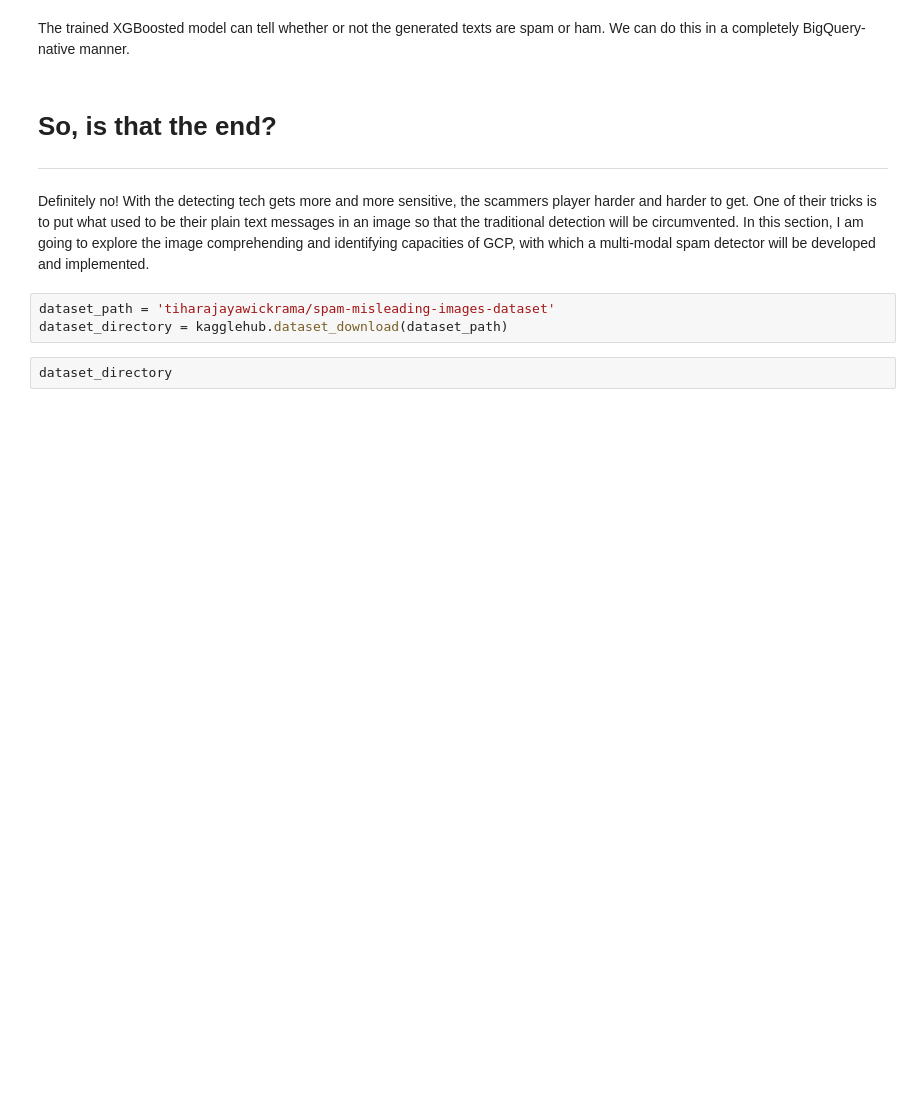
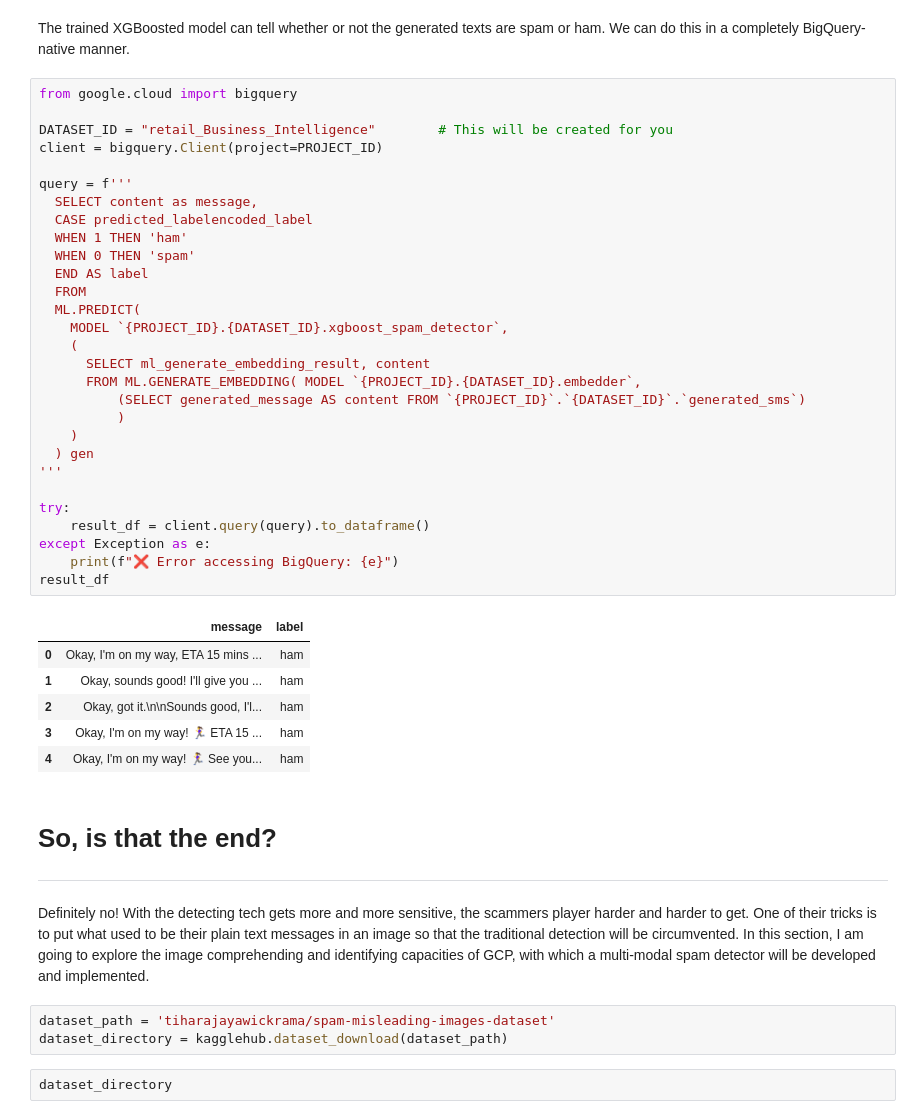
Before and after one commit to MemphisMeng/BigQuery-AI---Building-the-Future-of-Data, a Jupyter notebook: Intelligent_Spam_Detective_Model.ipynb, the cells around one changed output. Saved outputs shown, nothing was run; the diff lists cells and outputs as text; blank space fills up the shorter version.

```diff
--- a/Intelligent_Spam_Detective_Model.ipynb
+++ b/Intelligent_Spam_Detective_Model.ipynb
@@ -174,5 +182,41 @@ Query job bf4bddc0-4473-459d-8fbe-35c44e2dd14e is RUNNING. Open Job
 # %% [markdown]
 The trained XGBoosted model can tell whether or not the generated texts are spam or ham. We can do this in a completely BigQuery-native manner.
+# %%
+from google.cloud import bigquery
+
+DATASET_ID = "retail_Business_Intelligence"        # This will be created for you
+client = bigquery.Client(project=PROJECT_ID)
+
+query = f'''
+  SELECT content as message,
+  CASE predicted_labelencoded_label
+  WHEN 1 THEN 'ham'
+  WHEN 0 THEN 'spam'
+  END AS label
+  FROM
+  ML.PREDICT(
+    MODEL `{PROJECT_ID}.{DATASET_ID}.xgboost_spam_detector`,
+    (
+      SELECT ml_generate_embedding_result, content
+      FROM ML.GENERATE_EMBEDDING( MODEL `{PROJECT_ID}.{DATASET_ID}.embedder`,
+          (SELECT generated_message AS content FROM `{PROJECT_ID}`.`{DATASET_ID}`.`generated_sms`)
+          )
+    )
+  ) gen
+'''
+
+try:
+    result_df = client.query(query).to_dataframe()
+except Exception as e:
+    print(f"❌ Error accessing BigQuery: {e}")
+result_df
+# %% [output]
+|  | message | label |
+| 0 | Okay, I'm on my way, ETA 15 mins ... | ham |
+| 1 | Okay, sounds good! I'll give you ... | ham |
+| 2 | Okay, got it.\n\nSounds good, I'l... | ham |
+| 3 | Okay, I'm on my way! 🏃‍♀️ ETA 15 ... | ham |
+| 4 | Okay, I'm on my way! 🏃‍♀️ See you... | ham |
 # %% [markdown]
 # So, is that the end?
 
```
Also changed, not shown: parts of 2 cells of this notebook.
